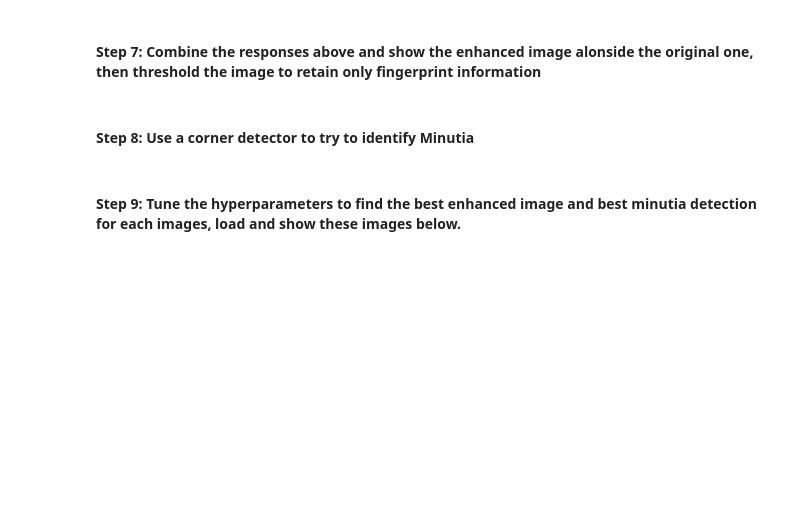
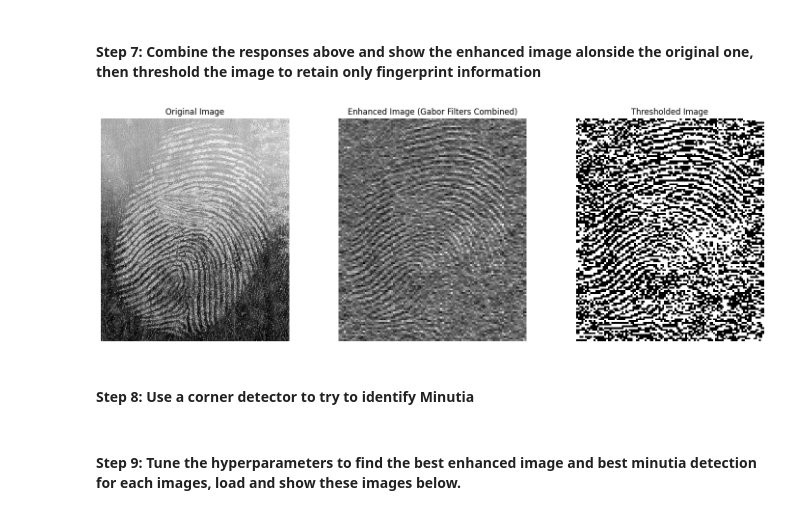
Before and after one commit to Xenn-Nyx/ECE4076, a Jupyter notebook: Lab 1 Student pack/Student pack/Lab1_student_template.ipynb, the cells around one changed output. Saved outputs shown, nothing was run; the diff lists cells and outputs as text; code cells hidden in the pictures; blank space fills up the shorter version.

```diff
--- a/Lab 1 Student pack/Student pack/Lab1_student_template.ipynb
+++ b/Lab 1 Student pack/Student pack/Lab1_student_template.ipynb
@@ -214,5 +235,39 @@ def gabor(theta,ksize,sigma,freq):
 # %% [markdown]
 #### Step 7: Combine the responses above and show the enhanced image alonside the original one, then threshold the image to retain only fingerprint information
+# %%
+# Convert responses to a 3D array
+responses_array = np.dstack(filtered_images)
+
+# Take the maximum absolute value across all filters
+combined = np.max(responses_array, axis=-1)
+
+# Define threshold
+threshold = 0.1
+
+# Apply threshold
+thresholded = cv2.threshold(combined, threshold, 255, cv2.THRESH_BINARY)[1]
+
+# Display results
+plt.figure(figsize=(18, 6))
+
+plt.subplot(1, 3, 1)
+plt.imshow(imgContrast, cmap='gray')
+plt.title('Original Image')
+plt.axis('off')
+
+plt.subplot(1, 3, 2)
+plt.imshow(combined, cmap='gray')
+plt.title('Enhanced Image (Gabor Filters Combined)')
+plt.axis('off')
+
+plt.subplot(1, 3, 3)
+plt.imshow(thresholded, cmap='gray')
+plt.title('Thresholded Image')
+plt.axis('off')
+
+plt.show()
+# %% [output]
+[figure, added]
 # %% [markdown]
 #### Step 8: Use a corner detector to try to identify Minutia
 # %% [markdown]
```
Also changed, not shown: parts of 2 cells of this notebook, 1 other file.
